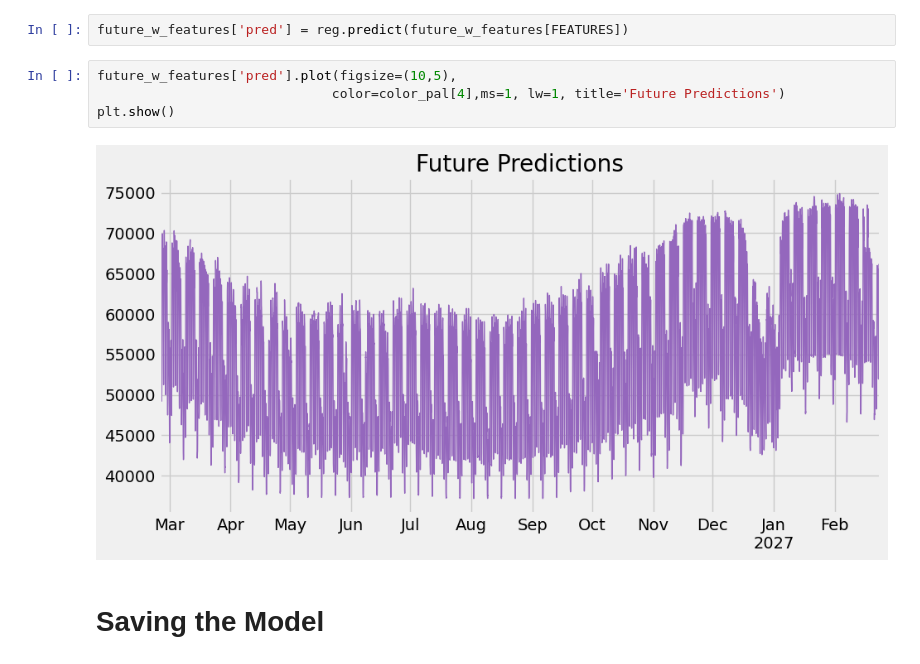
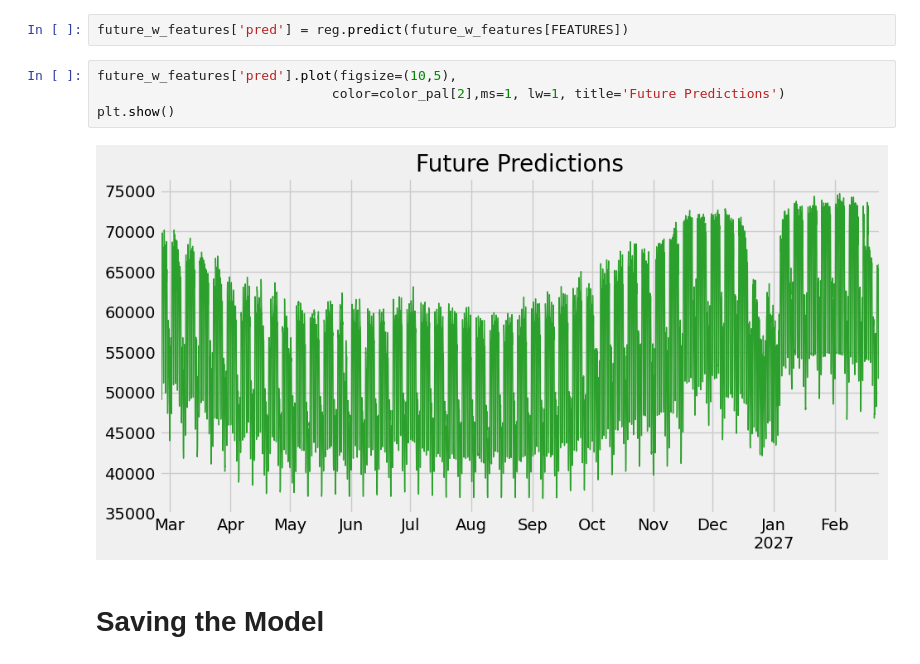
Before and after one commit to samithcsachi/Kaggle_Notebooks, a Jupyter notebook: time-series-forecasting-with-xgboost.ipynb, the cells around one changed output. Cells and saved outputs as stored; diff of their text form.

```diff
--- a/time-series-forecasting-with-xgboost.ipynb
+++ b/time-series-forecasting-with-xgboost.ipynb
@@ -302,10 +349,10 @@ future_w_features
 future_w_features['pred'] = reg.predict(future_w_features[FEATURES])
 # %%
 future_w_features['pred'].plot(figsize=(10,5),
-                              color=color_pal[4],ms=1, lw=1, title='Future Predictions')
+                              color=color_pal[2],ms=1, lw=1, title='Future Predictions')
 plt.show()
 # %% [output]
-[figure, old version]
+[figure, new version]
 # %% [markdown]
 # Saving the Model
 # %%
```
Also changed, not shown: parts of 16 cells of this notebook.
